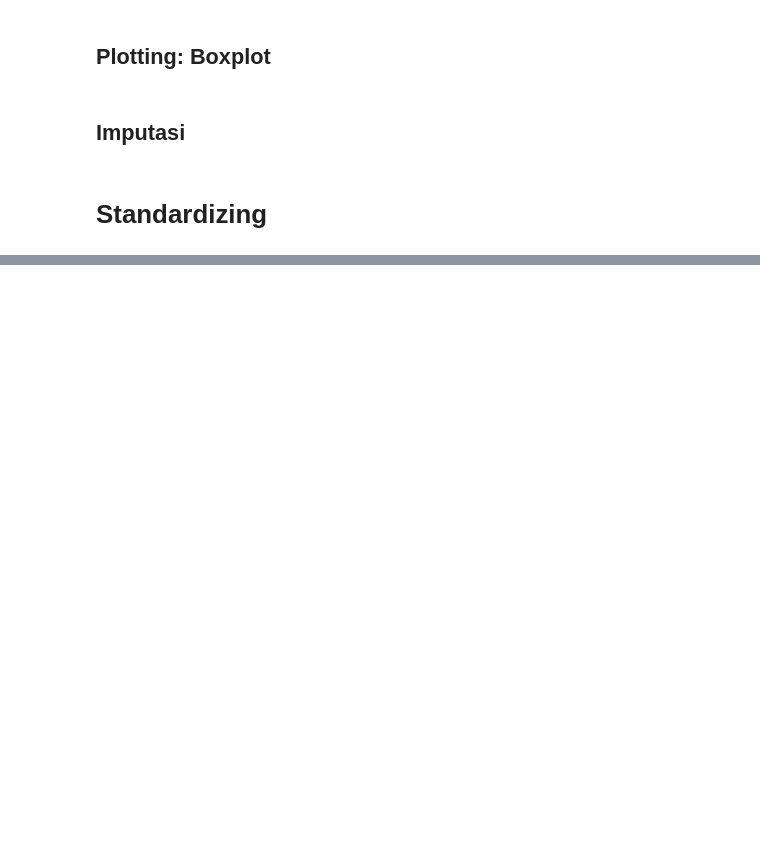
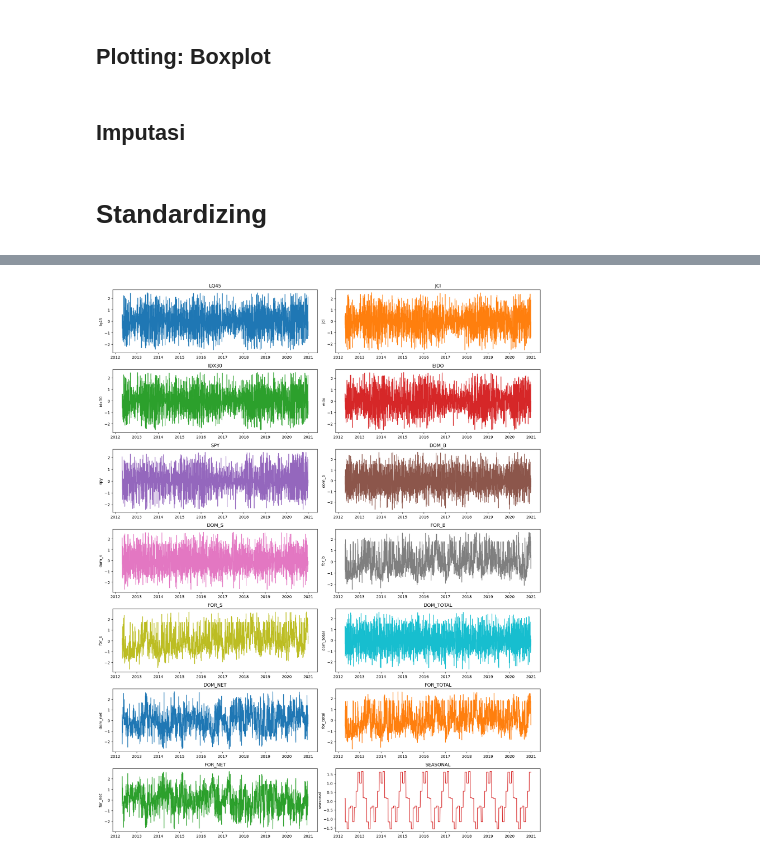
Before and after one commit to ercainz/lq45_prediction, a Jupyter notebook: notebooks/eda.ipynb, the cells around one changed output, grey strips where cells are left out. Saved outputs shown, nothing was run; the diff lists cells and outputs as text; code cells hidden in the pictures; blank space fills up the shorter version.

```diff
--- a/notebooks/eda.ipynb
+++ b/notebooks/eda.ipynb
@@ -116,9 +166,9 @@ plt.show()
 # Cek stasionary & Transform Lag-Differencing
 # %%
 DataPrep = data_preprocessing.DataPreprocessing()
-df_train = gf.load_pkl(pkl=r'..\data\processed\df_train_02.pkl')
-df_valid = gf.load_pkl(pkl=r'..\data\processed\df_valid_02.pkl')
-df_test = gf.load_pkl(pkl=r'..\data\processed\df_test_02.pkl')
+df_train = gf.load_from_pkl(f'{data_proc_dir}df_train_02.pkl')
+df_valid = gf.load_from_pkl(f'{data_proc_dir}df_valid_02.pkl')
+df_test = gf.load_from_pkl(f'{data_proc_dir}df_test_02.pkl')
 
 df_train.name = 'df_train'
 df_valid.name = 'df_valid'
@@ -140,9 +209,9 @@ non_stationary_cols
 #gf.create_pkl(obj=df_test, pkl=r'..\data\processed\df_test_03.pkl')
 
 
-df_train = gf.load_pkl(pkl=r'..\data\processed\df_train_03.pkl')
-df_valid = gf.load_pkl(pkl=r'..\data\processed\df_valid_03.pkl')
-df_test = gf.load_pkl(pkl=r'..\data\processed\df_test_03.pkl')
+df_train = gf.load_from_pkl(f'{data_proc_dir}df_train_03.pkl')
+df_valid = gf.load_from_pkl(f'{data_proc_dir}df_valid_03.pkl')
+df_test = gf.load_from_pkl(f'{data_proc_dir}df_test_03.pkl')
 
 df_train.name = 'df_train'
 df_valid.name = 'df_valid'
@@ -170,9 +243,9 @@ plotting_stasioner(df=df_test,col='lq45')
 # Cek Outlier & Imputasi
 # %%
 DataPrep = data_preprocessing.DataPreprocessing()
-df_train = gf.load_pkl(pkl=r'..\data\processed\df_train_03.pkl')
-df_valid = gf.load_pkl(pkl=r'..\data\processed\df_valid_03.pkl')
-df_test = gf.load_pkl(pkl=r'..\data\processed\df_test_03.pkl')
+df_train = gf.load_from_pkl(f'{data_proc_dir}df_train_03.pkl')
+df_valid = gf.load_from_pkl(f'{data_proc_dir}df_valid_03.pkl')
+df_test = gf.load_from_pkl(f'{data_proc_dir}df_test_03.pkl')
 
 df_train.name = 'df_train'
 df_valid.name = 'df_valid'
@@ -206,9 +281,9 @@ gf.create_pkl(obj=df_test, pkl=r'..\data\processed\df_test_04.pkl')
 # Standardizing
 # %%
 DataPrep = data_preprocessing.DataPreprocessing()
-df_train = gf.load_pkl(pkl=r'..\data\processed\df_train_04.pkl')
-df_valid = gf.load_pkl(pkl=r'..\data\processed\df_valid_04.pkl')
-df_test = gf.load_pkl(pkl=r'..\data\processed\df_test_04.pkl')
+df_train = gf.load_from_pkl(f'{data_proc_dir}df_train_04.pkl')
+df_valid = gf.load_from_pkl(f'{data_proc_dir}df_valid_04.pkl')
+df_test = gf.load_from_pkl(f'{data_proc_dir}df_test_04.pkl')
 
 df_train.name = 'df_train'
 df_valid.name = 'df_valid'
@@ -228,12 +305,14 @@ gf.create_pkl(obj=df_test, pkl=r'..\data\processed\df_test_05.pkl')
 '''
 # %%
 DataPrep = data_preprocessing.DataPreprocessing()
-df_train = gf.load_pkl(pkl=r'..\data\processed\df_train_05.pkl')
-df_valid = gf.load_pkl(pkl=r'..\data\processed\df_valid_05.pkl')
-df_test = gf.load_pkl(pkl=r'..\data\processed\df_test_05.pkl')
+df_train = gf.load_from_pkl(f'{data_proc_dir}df_train_05.pkl')
+df_valid = gf.load_from_pkl(f'{data_proc_dir}df_valid_05.pkl')
+df_test = gf.load_from_pkl(f'{data_proc_dir}df_test_05.pkl')
 
 df_train.name = 'df_train'
 df_valid.name = 'df_valid'
 df_test.name = 'df_test'
 
 gf.plotting_line_all(dataframe=df_train)
+# %% [output]
+[figure, added]
```
Also changed, not shown: parts of 15 cells of this notebook, 18 other files.
